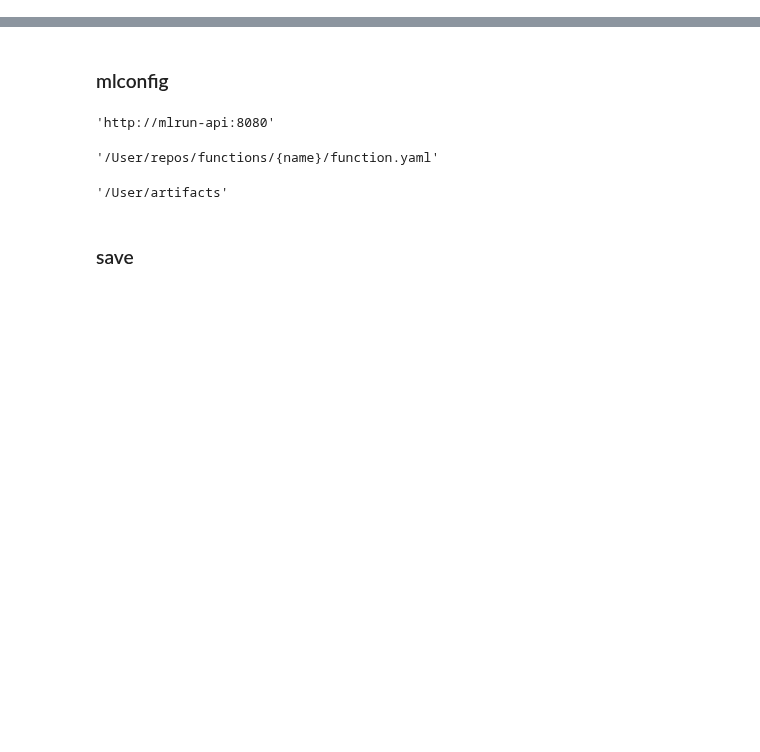
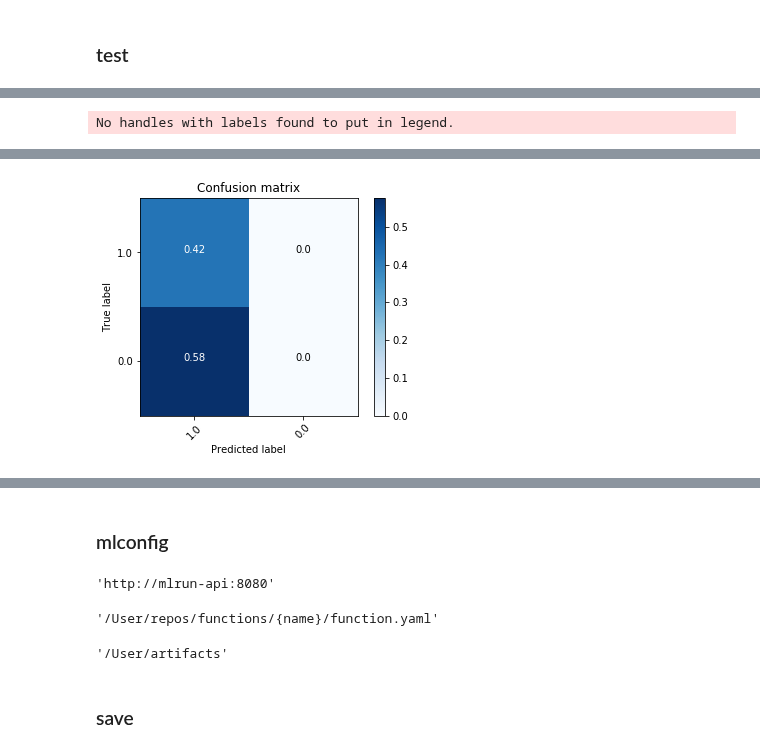
Before and after one commit to mlrun/functions, a Jupyter notebook: xgb_trainer/xgb_trainer.ipynb, the cells around one changed output, grey strips where cells are left out. Drawn from its saved outputs; the diff is of its cells as text; code cells hidden in the pictures; blank space fills up the shorter version.

```diff
--- a/xgb_trainer/xgb_trainer.ipynb
+++ b/xgb_trainer/xgb_trainer.ipynb
@@ -139,7 +161,7 @@ def get_splits(
                                       labels, test_size=test_size,
                                       random_state=random_state)
     if not three_way:
-        return (xtr, ytr), (xte, yte), None
+        return (x, y), (xte, yte), None
     else:
         xtr, xva, ytr, yva = train_test_split(x, y,train_size=valid_size,
                                               random_state=random_state)
@@ -255,0 +262,2 @@ test_dump_xgb_json_save_model()
+# %% [markdown]
+### test
@@ -280,27 +359,32 @@ def gen_proba(
     """
     from sklearn import metrics
     from mlrun.artifacts import PlotArtifact
-    from mlrun.mlutils import gfc_clear
+    from mlrun.mlutils import gcf_clear
+    from xgboost import XGBClassifier, DMatrix
+    import matplotlib.pyplot as plt
 
-    ypred = model.predict(feats, False, ntree_limit, validate_features, base_margin)
+    clf = XGBClassifier()
+    clf._Booster = model
+    ypred = model.predict(DMatrix(feats)) #, False, ntree_limit, validate_features, base_margin)
 
     y_proba = []
-    if hasattr(model, "predict_proba"):
-        y_proba = model.predict_proba(feats, ntree_limit, validate_features, base_margin)
+    if hasattr(clf, "predict_proba"):
+        y_proba = clf.predict_proba(feats, ntree_limit, validate_features, base_margin)
+    ypred_binary = [round(value) for value in y_proba[:,-1]]
 
     average_precision = metrics.average_precision_score(labels, y_proba[:,-1], average=score_method)
     context.log_result(f"avg_precision", average_precision)
     context.log_result(f"rocauc", metrics.roc_auc_score(labels, y_proba[:,-1]))
-    context.log_result(f"accuracy", float(model.score(feats, labels)))
-    context.log_result(f"f1_score", metrics.f1_score(labels, ypred, average=score_method))
+    context.log_result(f"accuracy_score", float(metrics.accuracy_score(labels, ypred_binary)))
+    context.log_result(f"f1_score", metrics.f1_score(labels, ypred_binary, average=score_method))
 
     # ROC plot
-    context.log_artifact(PlotArtifact("roc", body=plot_roc(context, yva, y_proba)),
+    context.log_artifact(PlotArtifact("roc", body=plot_roc(context, labels, y_proba)),
                          local_path=f"{plots_dest}/roc.html")
     gcf_clear(plt)
 
-    # feaure importances plot (sklearn.metrics version doesn"t return a body)
-    metrics.plot_confusion_matrix(model, feats, labels, labels=labels.unique(), normalize="true")
+    # plot_confusion_matrix (sklearn.metrics version doesn"t return a body)
+    plot_confusion_matrix(labels, ypred_binary, classes=labels.labels.unique())
     context.log_artifact(PlotArtifact("confusion", body=plt.gcf()), local_path=f"{plots_dest}/confusion.html")
 
     return y_proba
@@ -363,3 +448,18 @@ def plot_roc(
         plt.plot(fpr, tpr, label=f"positive class")
 
     return plt.gcf()
+# %%
+def test_gen_proba():
+    from cloudpickle import load
+    from mlrun import mlconf, get_or_create_ctx
+
+    model = load(open(mlconf.artifact_path+'/models/xgb-dump.pkl', 'rb'))
+    r, l, h = get_sample(mlconf.artifact_path+"/breast_cancer.parquet", -1, "labels")
+    (xtr, ytr), (xva, yva), (xte, yte) = get_splits(r,l)
+    y_proba = gen_proba(get_or_create_ctx('test'),
+                        xtr, ytr, model, "macro",
+                        mlconf.artifact_path+'/plots')
+    return y_proba, model
+
+y_proba, model = test_gen_proba()
+# %% [output]
@@ -365,0 +467 @@ def plot_roc(
+No handles with labels found to put in legend.
@@ -365,0 +471 @@ def plot_roc(
+[figure, added]
```
Also changed, not shown: parts of 31 cells of this notebook, 3 other files.
